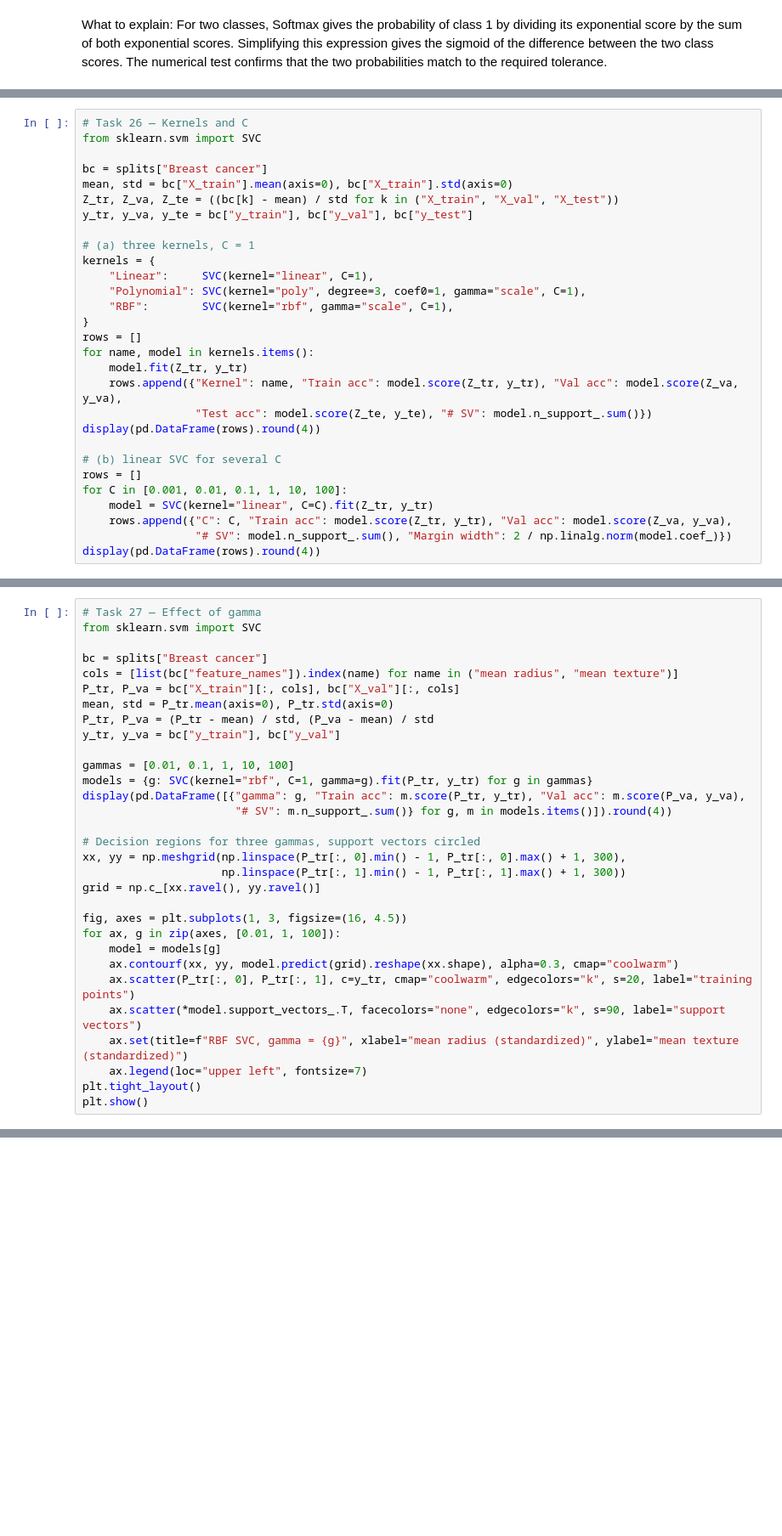
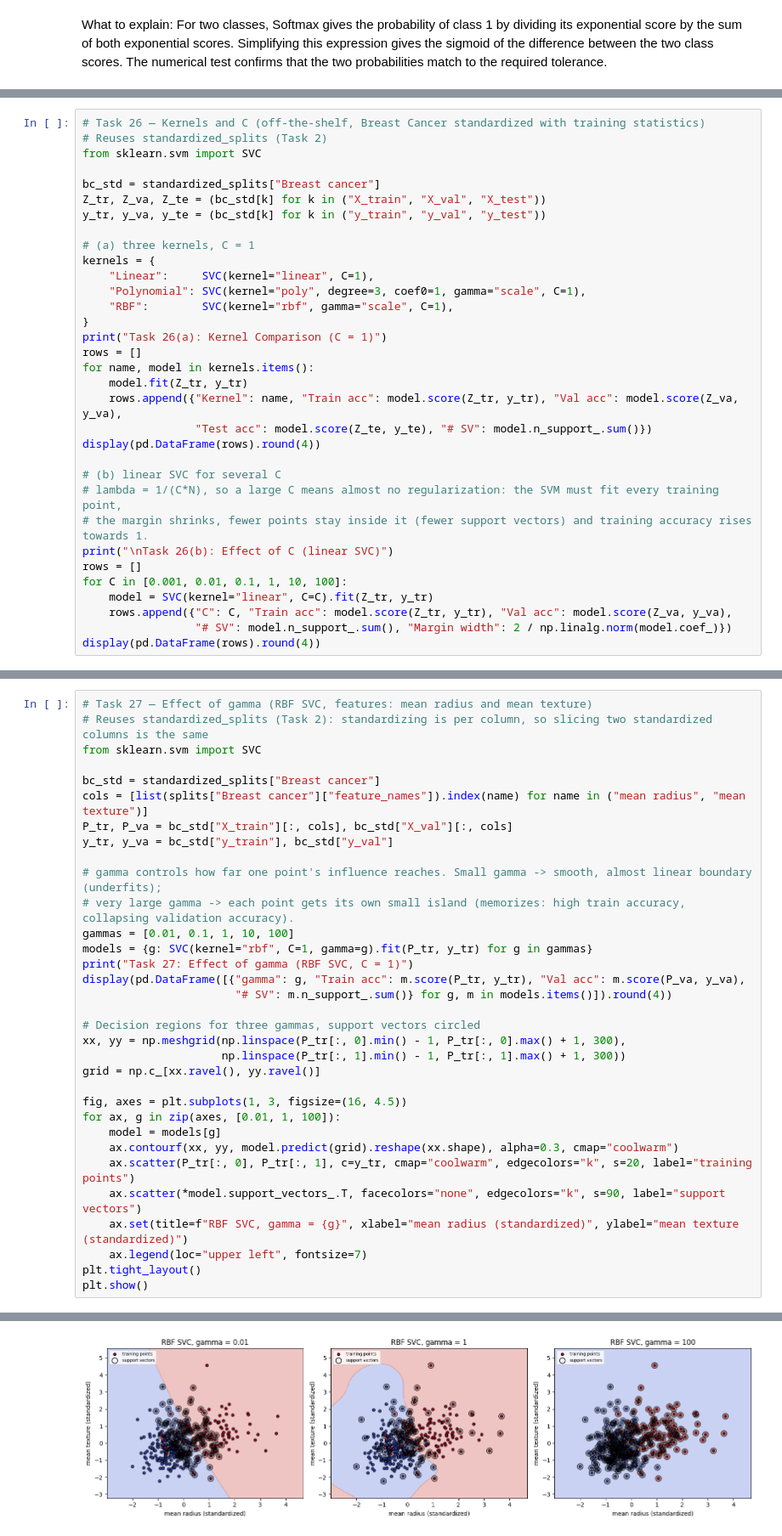
Before and after one commit to YaseenRamzyy/ML-Assignment-2, a Jupyter notebook: ML_Assignment_2.ipynb, the cells around one changed output, grey strips where cells are left out. Shown at 85% size. Cells and saved outputs as stored; diff of their text form; blank space fills up the shorter version.

```diff
--- a/ML_Assignment_2.ipynb
+++ b/ML_Assignment_2.ipynb
@@ -2363,11 +2469,11 @@ display(pd.DataFrame({
 # %%
-# Task 26 — Kernels and C
+# Task 26 — Kernels and C (off-the-shelf, Breast Cancer standardized with training statistics)
+# Reuses standardized_splits (Task 2)
 from sklearn.svm import SVC
 
-bc = splits["Breast cancer"]
-mean, std = bc["X_train"].mean(axis=0), bc["X_train"].std(axis=0)
-Z_tr, Z_va, Z_te = ((bc[k] - mean) / std for k in ("X_train", "X_val", "X_test"))
-y_tr, y_va, y_te = bc["y_train"], bc["y_val"], bc["y_test"]
+bc_std = standardized_splits["Breast cancer"]
+Z_tr, Z_va, Z_te = (bc_std[k] for k in ("X_train", "X_val", "X_test"))
+y_tr, y_va, y_te = (bc_std[k] for k in ("y_train", "y_val", "y_test"))
 
 # (a) three kernels, C = 1
 kernels = {
@@ -2375,6 +2481,7 @@ kernels = {
     "Polynomial": SVC(kernel="poly", degree=3, coef0=1, gamma="scale", C=1),
     "RBF":        SVC(kernel="rbf", gamma="scale", C=1),
 }
+print("Task 26(a): Kernel Comparison (C = 1)")
 rows = []
 for name, model in kernels.items():
     model.fit(Z_tr, y_tr)
@@ -2383,6 +2490,9 @@ for name, model in kernels.items():
 display(pd.DataFrame(rows).round(4))
 
 # (b) linear SVC for several C
+# lambda = 1/(C*N), so a large C means almost no regularization: the SVM must fit every training point,
+# the margin shrinks, fewer points stay inside it (fewer support vectors) and training accuracy rises towards 1.
+print("\nTask 26(b): Effect of C (linear SVC)")
 rows = []
 for C in [0.001, 0.01, 0.1, 1, 10, 100]:
     model = SVC(kernel="linear", C=C).fit(Z_tr, y_tr)
@@ -2392,16 +2514,18 @@ display(pd.DataFrame(rows).round(4))
 # %%
-# Task 27 — Effect of gamma
+# Task 27 — Effect of gamma (RBF SVC, features: mean radius and mean texture)
+# Reuses standardized_splits (Task 2): standardizing is per column, so slicing two standardized columns is the same
 from sklearn.svm import SVC
 
-bc = splits["Breast cancer"]
-cols = [list(bc["feature_names"]).index(name) for name in ("mean radius", "mean texture")]
-P_tr, P_va = bc["X_train"][:, cols], bc["X_val"][:, cols]
-mean, std = P_tr.mean(axis=0), P_tr.std(axis=0)
-P_tr, P_va = (P_tr - mean) / std, (P_va - mean) / std
-y_tr, y_va = bc["y_train"], bc["y_val"]
+bc_std = standardized_splits["Breast cancer"]
+cols = [list(splits["Breast cancer"]["feature_names"]).index(name) for name in ("mean radius", "mean texture")]
+P_tr, P_va = bc_std["X_train"][:, cols], bc_std["X_val"][:, cols]
+y_tr, y_va = bc_std["y_train"], bc_std["y_val"]
 
+# gamma controls how far one point's influence reaches. Small gamma -> smooth, almost linear boundary (underfits);
+# very large gamma -> each point gets its own small island (memorizes: high train accuracy, collapsing validation accuracy).
 gammas = [0.01, 0.1, 1, 10, 100]
 models = {g: SVC(kernel="rbf", C=1, gamma=g).fit(P_tr, y_tr) for g in gammas}
+print("Task 27: Effect of gamma (RBF SVC, C = 1)")
 display(pd.DataFrame([{"gamma": g, "Train acc": m.score(P_tr, y_tr), "Val acc": m.score(P_va, y_va),
                        "# SV": m.n_support_.sum()} for g, m in models.items()]).round(4))
 
@@ -2420,3 +2544,4 @@ for ax, g in zip(axes, [0.01, 1, 100]):
     ax.legend(loc="upper left", fontsize=7)
 plt.tight_layout()
 plt.show()
+# %% [output]
@@ -2423,3 +2555,4 @@ plt.show()
+[figure, added]
 # %%
 # Task 28 — GridSearchCV for an RBF SVC on Digits (pixels / 16; `splits` already stores them divided by 16)
 from sklearn.svm import SVC
```
Also changed, not shown: parts of 9 cells of this notebook.
